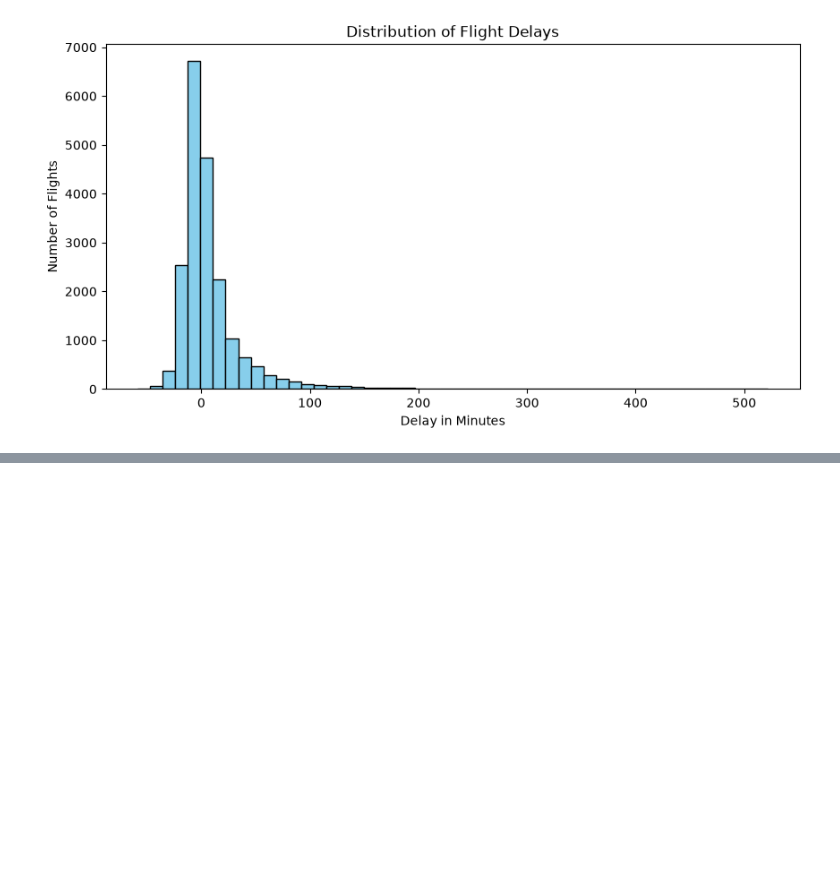
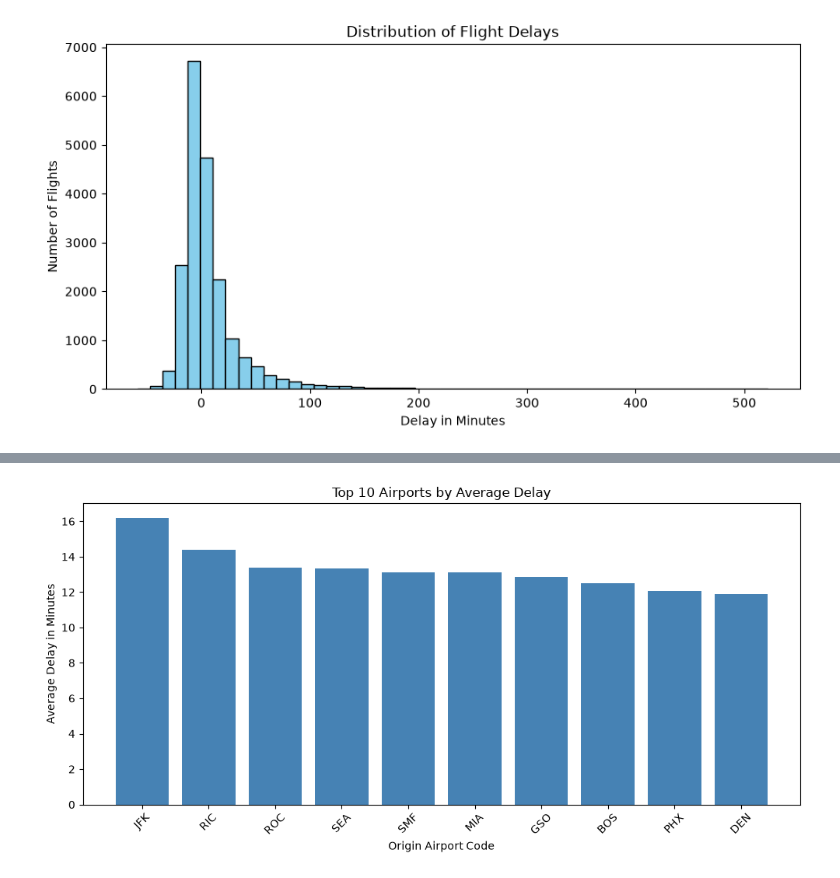
Before and after one commit to mohanavm06/Lexicon_PythonAI_Labs, a Jupyter notebook: Project_Data_Visualisation/flights_airports.ipynb, the cells around one changed output, grey strips where cells are left out. Cells and saved outputs as stored; diff of their text form; code cells hidden in the pictures; blank space fills up the shorter version.

```diff
--- a/Project_Data_Visualisation/flights_airports.ipynb
+++ b/Project_Data_Visualisation/flights_airports.ipynb
@@ -474,0 +493,28 @@ plt.show()
+# %%
+#Bar chart
+#Select airports with at least 30 flight records to reduce the influence of very small groups.
+top_airports = airport_summary[
+    airport_summary["flight_count"] >= 30
+].sort_values(
+    "average_delay",
+    ascending=False
+).head(10)
+
+top_airports = top_airports.reset_index()
+
+plt.figure(figsize=(10, 5))
+
+plt.bar(
+    top_airports["origin"],
+    top_airports["average_delay"],
+    color="steelblue"
+)
+
+plt.title("Top 10 Airports by Average Delay")
+plt.xlabel("Origin Airport Code")
+plt.ylabel("Average Delay in Minutes")
+plt.xticks(rotation=45)
+plt.tight_layout()
+plt.show()
+# %% [output]
+[figure, added]
```
Also changed, not shown: parts of 19 cells of this notebook.
